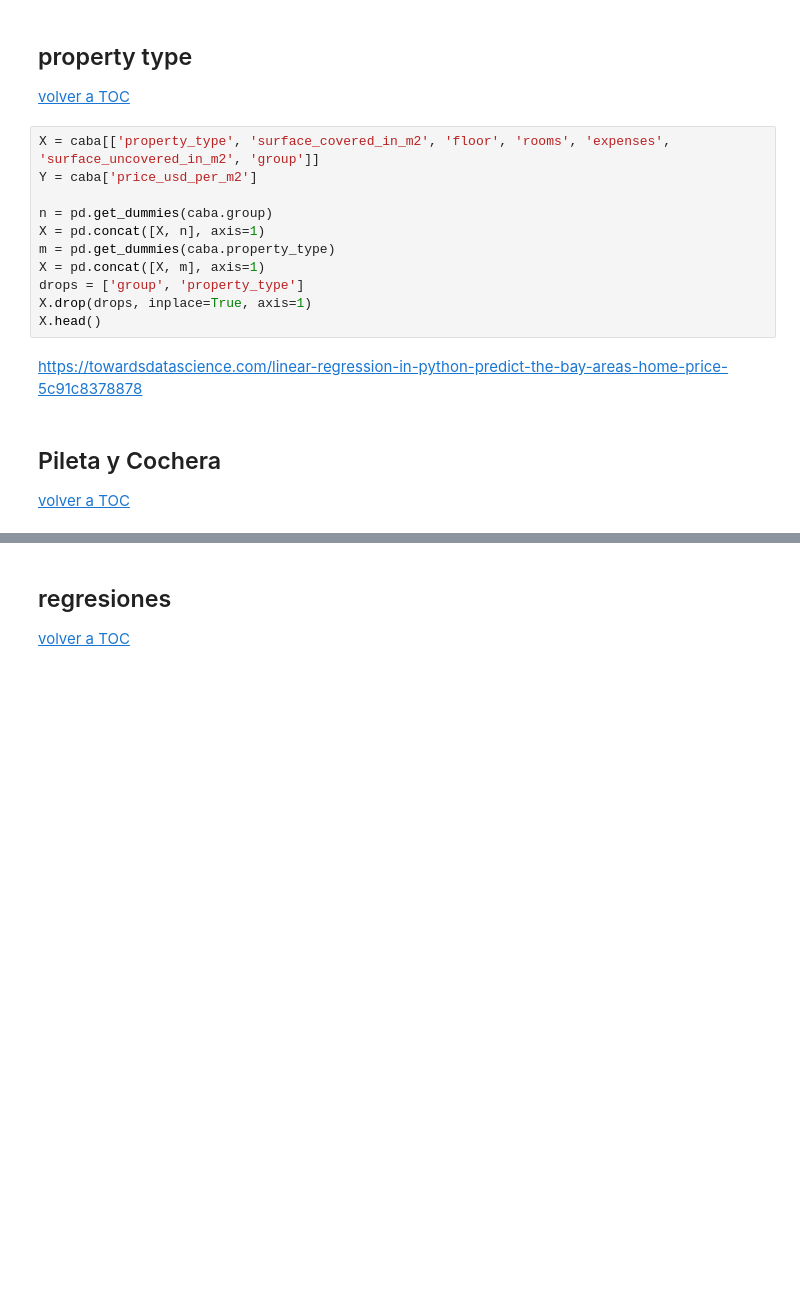
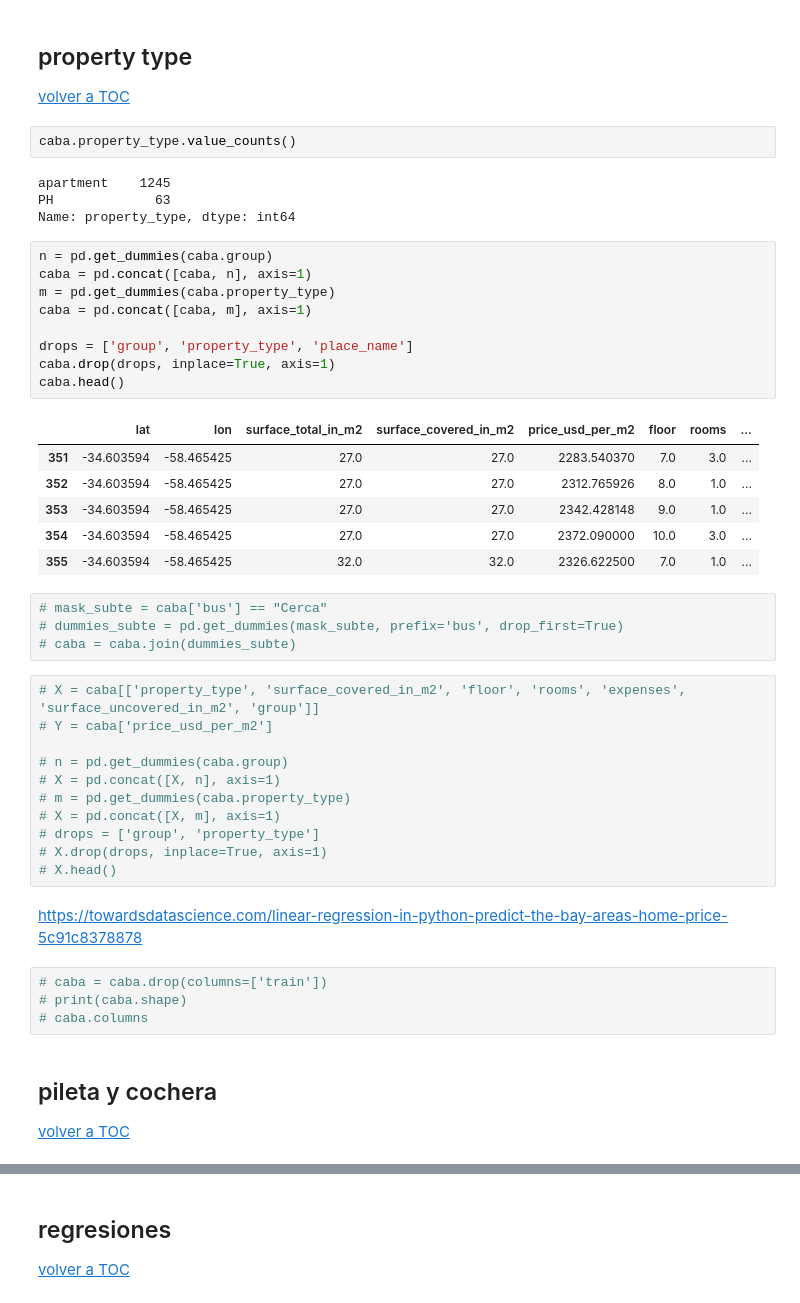
Before and after one commit to carlachka/grupo2dh, a Jupyter notebook: ws1/notebooks/caba.ipynb, the cells around one changed output, grey strips where cells are left out. Drawn from its saved outputs; the diff is of its cells as text; blank space fills up the shorter version.

```diff
--- a/ws1/notebooks/caba.ipynb
+++ b/ws1/notebooks/caba.ipynb
@@ -1331,21 +1538,51 @@ caba.info()
 ## property type
 
 [volver a TOC](#section_toc)
+# %%
+caba.property_type.value_counts()
+# %% [output]
+apartment    1245
+PH             63
+Name: property_type, dtype: int64
+# %%
+n = pd.get_dummies(caba.group)
+caba = pd.concat([caba, n], axis=1)
+m = pd.get_dummies(caba.property_type)
+caba = pd.concat([caba, m], axis=1)
+
+drops = ['group', 'property_type', 'place_name']
+caba.drop(drops, inplace=True, axis=1)
+caba.head()
+# %% [output]
+|  | lat | lon | surface_total_in_m2 | surface_covered_in_m2 | price_usd_per_m2 | floor | rooms | ... |
+| 351 | -34.603594 | -58.465425 | 27.0 | 27.0 | 2283.540370 | 7.0 | 3.0 | ... |
+| 352 | -34.603594 | -58.465425 | 27.0 | 27.0 | 2312.765926 | 8.0 | 1.0 | ... |
+| 353 | -34.603594 | -58.465425 | 27.0 | 27.0 | 2342.428148 | 9.0 | 1.0 | ... |
+| 354 | -34.603594 | -58.465425 | 27.0 | 27.0 | 2372.090000 | 10.0 | 3.0 | ... |
+| 355 | -34.603594 | -58.465425 | 32.0 | 32.0 | 2326.622500 | 7.0 | 1.0 | ... |
+# %%
+# mask_subte = caba['bus'] == "Cerca"
+# dummies_subte = pd.get_dummies(mask_subte, prefix='bus', drop_first=True)
+# caba = caba.join(dummies_subte)
 # %%
-X = caba[['property_type', 'surface_covered_in_m2', 'floor', 'rooms', 'expenses', 'surface_uncovered_in_m2', 'group']]
-Y = caba['price_usd_per_m2']
+# X = caba[['property_type', 'surface_covered_in_m2', 'floor', 'rooms', 'expenses', 'surface_uncovered_in_m2', 'group']]
+# Y = caba['price_usd_per_m2']
 
-n = pd.get_dummies(caba.group)
-X = pd.concat([X, n], axis=1)
-m = pd.get_dummies(caba.property_type)
-X = pd.concat([X, m], axis=1)
-drops = ['group', 'property_type']
-X.drop(drops, inplace=True, axis=1)
-X.head()
+# n = pd.get_dummies(caba.group)
+# X = pd.concat([X, n], axis=1)
+# m = pd.get_dummies(caba.property_type)
+# X = pd.concat([X, m], axis=1)
+# drops = ['group', 'property_type']
+# X.drop(drops, inplace=True, axis=1)
+# X.head()
 # %% [markdown]
 https://towardsdatascience.com/linear-regression-in-python-predict-the-bay-areas-home-price-5c91c8378878
+# %%
+# caba = caba.drop(columns=['train'])
+# print(caba.shape)
+# caba.columns
 # %% [markdown]
 <a id="section_pileta"></a>
-## Pileta y Cochera
+## pileta y cochera
 
 [volver a TOC](#section_toc)
```
Also changed, not shown: parts of 111 cells of this notebook, 2 other files.
